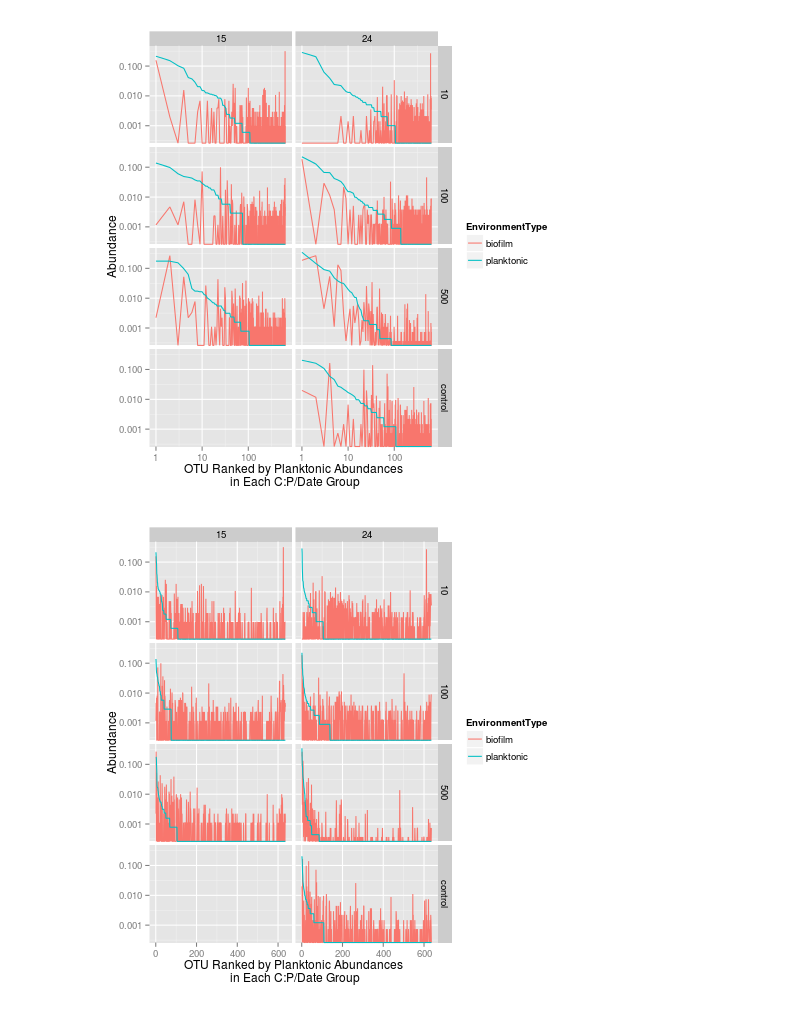
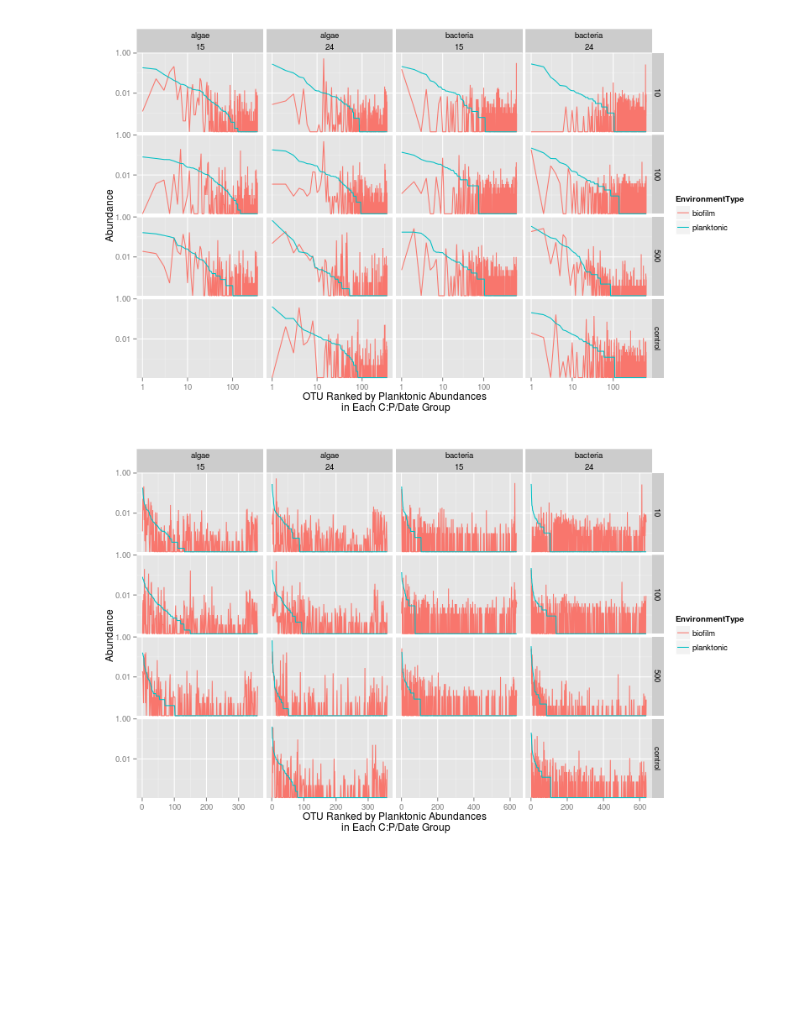
Before and after one commit to chuckpr/BvP_manuscript_figures, a Jupyter notebook: rank_abundance.ipynb, the cells around one changed output. Cells and saved outputs as stored; diff of their text form; code cells hidden in the pictures; blank space fills up the shorter version.

Commit message:
added algae panels

```diff
--- a/rank_abundance.ipynb
+++ b/rank_abundance.ipynb
@@ -10,11 +24,17 @@ library(ggplot2)
 physeq.bact = import_biom("../data/B/otu_table.wtax_wsd.biom")
 physeq.bact.snorm = transform_sample_counts(physeq.bact, function(x) x / sum(x))
 mdf.bact = tbl_df(psmelt(physeq.bact.snorm))
+# %%
+%%R
+physeq.euk = import_biom("../data/A/otu_table.wtax_wsd.biom")
+physeq.euk.snorm = transform_sample_counts(physeq.euk, function(x) x / sum(x))
+mdf.euk = tbl_df(psmelt(physeq.euk.snorm))
 # %%
 %%R
-p.ranks = mdf.bact %.%
+p.ranks.bact = mdf.bact %.%
             filter(EnvironmentType == "planktonic") %.%
             group_by(Sample) %.%
             mutate(rank = rank(-Abundance, ties.method = "first")) %.%
             select(OTU, CarbonToPhosphorous, Date, rank)
-mdf.bact.wRanks = left_join(mdf.bact, p.ranks, by = c("Date", "OTU", "CarbonToPhosphorous"))
+mdf.bact.wRanks = left_join(mdf.bact, p.ranks.bact, by = c("Date", "OTU", "CarbonToPhosphorous"))
+mdf.bact.wRanks$LibraryType = "bacteria"
@@ -42,35 +41,41 @@ Grouping:
+# %%
+%%R
+p.ranks.euk = mdf.euk %.%
+            filter(EnvironmentType == "planktonic") %.%
+            group_by(Sample) %.%
+            mutate(rank = rank(-Abundance, ties.method = "first")) %.%
+            select(OTU, CarbonToPhosphorous, Date, rank)
+mdf.euk.wRanks = left_join(mdf.euk, p.ranks.euk, by = c("Date", "OTU", "CarbonToPhosphorous"))
+mdf.euk.wRanks$LibraryType = "algae"
+# %%
+%%R
+mdf.both = rbind.fill(mdf.bact.wRanks, mdf.euk.wRanks)
 # %%
-%%R
+%%R -w 800
 
-#d = mdf.bact.wRanks %.% group_by(Sample) %.% arrange(rank) #%.% filter(EnvironmentType == "biofilm")
-d = mdf.bact.wRanks %.% filter(EnvironmentType == "biofilm")
-
-p = ggplot(mdf.bact.wRanks, aes(x = rank, y = Abundance, color = EnvironmentType))
+p = ggplot(mdf.both, aes(x = rank, y = Abundance, color = EnvironmentType))
 
 p = p + geom_line()
 
-p = p + facet_grid(CarbonToPhosphorous ~ Date)
+p = p + facet_grid(CarbonToPhosphorous ~ LibraryType + Date, scales = "free_x")
 
 p = p + scale_y_log10()
 
 p = p + scale_x_log10()
 
 p = p + labs(x = "OTU Ranked by Planktonic Abundances\n in Each C:P/Date Group")
 
 p
 # %% [output]
-[figure, old version]
+[figure, new version]
 # %%
-%%R
+%%R -w 800
 
-#d = mdf.bact.wRanks %.% group_by(Sample) %.% arrange(rank) #%.% filter(EnvironmentType == "biofilm")
-d = mdf.bact.wRanks %.% filter(EnvironmentType == "biofilm")
-
-p = ggplot(mdf.bact.wRanks, aes(x = rank, y = Abundance, color = EnvironmentType))
+p = ggplot(mdf.both, aes(x = rank, y = Abundance, color = EnvironmentType))
 
 p = p + geom_line()
 
-p = p + facet_grid(CarbonToPhosphorous ~ Date)
+p = p + facet_grid(CarbonToPhosphorous ~ LibraryType + Date, scales = "free_x")
 
 p = p + scale_y_log10()
 
@@ -80,4 +85,4 @@ p = p + labs(x = "OTU Ranked by Planktonic Abundances\n in Each C:P/Date Group")
 
 p
 # %% [output]
-[figure, old version]
+[figure, new version]
```
Also changed, not shown: parts of 2 cells of this notebook.
